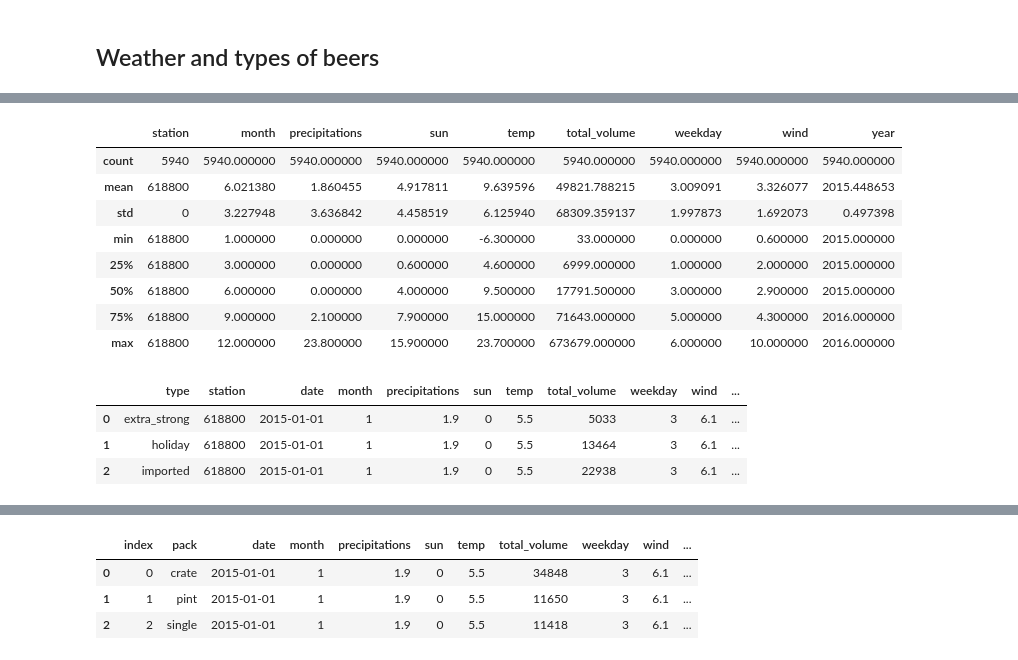
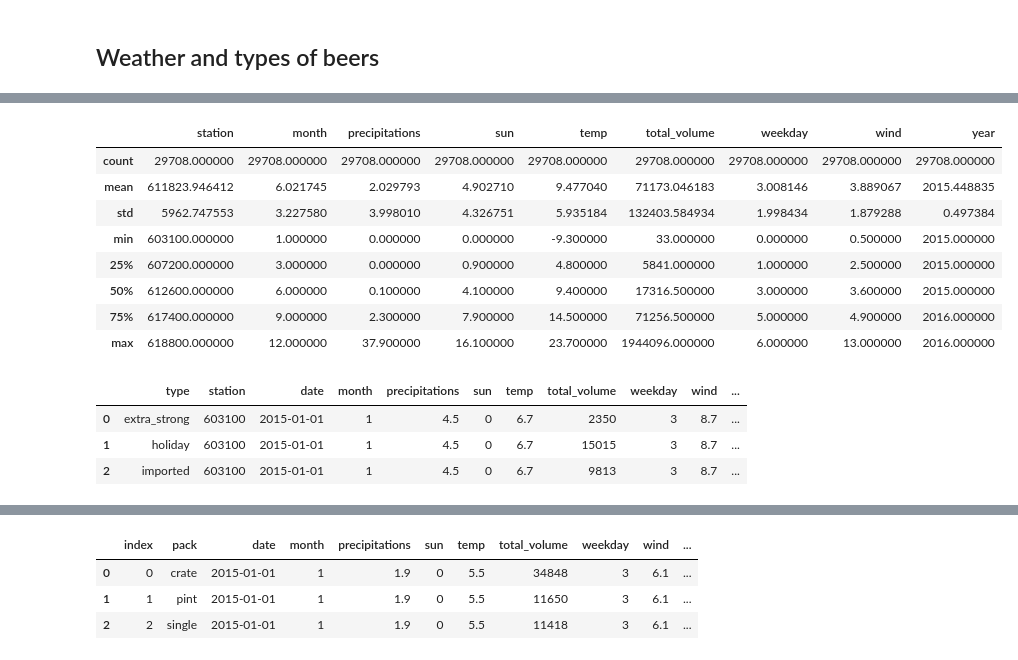
Before and after one commit to vlievin/OiX-2016---Understanding-Weather-Impact-on-Beer-Sales-in-Denmark, a Jupyter notebook: Types of beers and packs Analysis.ipynb, the cells around one changed output, grey strips where cells are left out. Saved outputs shown, nothing was run; the diff lists cells and outputs as text; code cells hidden in the pictures.

```diff
--- a/Types of beers and packs Analysis.ipynb
+++ b/Types of beers and packs Analysis.ipynb
@@ -208,29 +208,29 @@ df[:3]
 # %%
 features = ['oms','date','temp','sun','wind','precipitations', 'dayofyear','year','month','weekday', 'station','type', 'total_volume']
 q = df[features]
-data = q[ q['station'] == q['station'][0] ] #& (q['weekday'] == 4)]
-
+#data = q#[ q['station'] == q['station'][0] ] #& (q['weekday'] == 4)]
+data = q#[( q['month'] < 9 ) & ( q['month'] > 5 )]
 agg = data.groupby(['date','station' ,'type'])
 aggregated_data = pd.DataFrame( { 'month' :  agg['month'].first() , 'weekday' :  agg['weekday'].first(), 'total_volume' : agg['total_volume'].sum(), 'temp':agg['temp'].first() , 'sun' : agg['sun'].first(), 'wind' : agg['wind'].first(),  'precipitations' : agg['precipitations'].first() , 'year' : agg['year'].first()  } )
 aggregated_data.reset_index(level=0, inplace=True)
 aggregated_data.reset_index(level=0, inplace=True)
 aggregated_data.reset_index(level=0, inplace=True)
 aggregated_data.sort('date')
 aggregated_data.describe()
 # %% [output]
 |  | station | month | precipitations | sun | temp | total_volume | weekday | wind | year |
-| count | 5940 | 5940.000000 | 5940.000000 | 5940.000000 | 5940.000000 | 5940.000000 | 5940.000000 | 5940.000000 | 5940.000000 |
-| mean | 618800 | 6.021380 | 1.860455 | 4.917811 | 9.639596 | 49821.788215 | 3.009091 | 3.326077 | 2015.448653 |
-| std | 0 | 3.227948 | 3.636842 | 4.458519 | 6.125940 | 68309.359137 | 1.997873 | 1.692073 | 0.497398 |
-| min | 618800 | 1.000000 | 0.000000 | 0.000000 | -6.300000 | 33.000000 | 0.000000 | 0.600000 | 2015.000000 |
-| 25% | 618800 | 3.000000 | 0.000000 | 0.600000 | 4.600000 | 6999.000000 | 1.000000 | 2.000000 | 2015.000000 |
-| 50% | 618800 | 6.000000 | 0.000000 | 4.000000 | 9.500000 | 17791.500000 | 3.000000 | 2.900000 | 2015.000000 |
-| 75% | 618800 | 9.000000 | 2.100000 | 7.900000 | 15.000000 | 71643.000000 | 5.000000 | 4.300000 | 2016.000000 |
-| max | 618800 | 12.000000 | 23.800000 | 15.900000 | 23.700000 | 673679.000000 | 6.000000 | 10.000000 | 2016.000000 |
+| count | 29708.000000 | 29708.000000 | 29708.000000 | 29708.000000 | 29708.000000 | 29708.000000 | 29708.000000 | 29708.000000 | 29708.000000 |
+| mean | 611823.946412 | 6.021745 | 2.029793 | 4.902710 | 9.477040 | 71173.046183 | 3.008146 | 3.889067 | 2015.448835 |
+| std | 5962.747553 | 3.227580 | 3.998010 | 4.326751 | 5.935184 | 132403.584934 | 1.998434 | 1.879288 | 0.497384 |
+| min | 603100.000000 | 1.000000 | 0.000000 | 0.000000 | -9.300000 | 33.000000 | 0.000000 | 0.500000 | 2015.000000 |
+| 25% | 607200.000000 | 3.000000 | 0.000000 | 0.900000 | 4.800000 | 5841.000000 | 1.000000 | 2.500000 | 2015.000000 |
+| 50% | 612600.000000 | 6.000000 | 0.100000 | 4.100000 | 9.400000 | 17316.500000 | 3.000000 | 3.600000 | 2015.000000 |
+| 75% | 617400.000000 | 9.000000 | 2.300000 | 7.900000 | 14.500000 | 71256.500000 | 5.000000 | 4.900000 | 2016.000000 |
+| max | 618800.000000 | 12.000000 | 37.900000 | 16.100000 | 23.700000 | 1944096.000000 | 6.000000 | 13.000000 | 2016.000000 |
 # %%
 aggregated_data[:3]
 # %% [output]
 |  | type | station | date | month | precipitations | sun | temp | total_volume | weekday | wind | ... |
-| 0 | extra_strong | 618800 | 2015-01-01 | 1 | 1.9 | 0 | 5.5 | 5033 | 3 | 6.1 | ... |
-| 1 | holiday | 618800 | 2015-01-01 | 1 | 1.9 | 0 | 5.5 | 13464 | 3 | 6.1 | ... |
-| 2 | imported | 618800 | 2015-01-01 | 1 | 1.9 | 0 | 5.5 | 22938 | 3 | 6.1 | ... |
+| 0 | extra_strong | 603100 | 2015-01-01 | 1 | 4.5 | 0 | 6.7 | 2350 | 3 | 8.7 | ... |
+| 1 | holiday | 603100 | 2015-01-01 | 1 | 4.5 | 0 | 6.7 | 15015 | 3 | 8.7 | ... |
+| 2 | imported | 603100 | 2015-01-01 | 1 | 4.5 | 0 | 6.7 | 9813 | 3 | 8.7 | ... |
```
Also changed, not shown: parts of 26 cells of this notebook.
